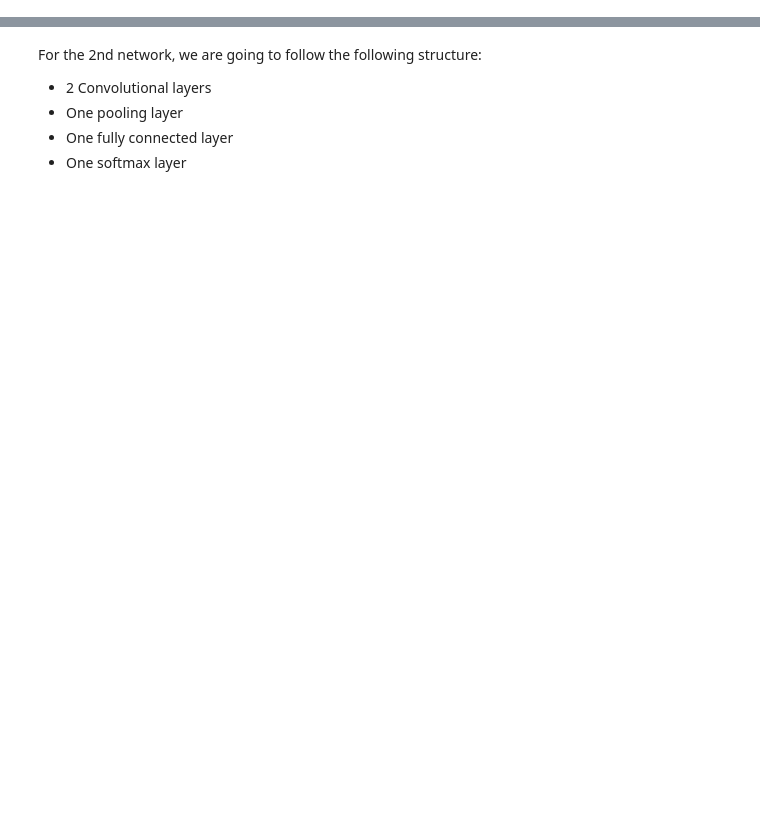
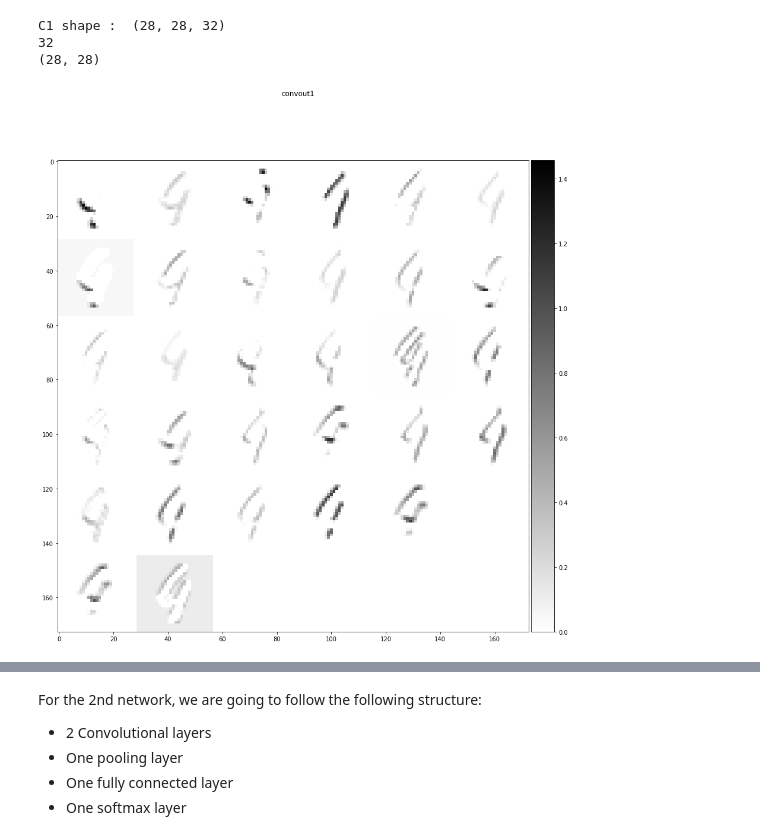
Before and after one commit to ConnerV42/MachineLearning, a Jupyter notebook: Assignment5.ipynb, the cells around one changed output, grey strips where cells are left out. Saved outputs shown, nothing was run; the diff lists cells and outputs as text; code cells hidden in the pictures; blank space fills up the shorter version.

```diff
--- a/Assignment5.ipynb
+++ b/Assignment5.ipynb
@@ -113,0 +240,15 @@ Print a couple of the convolution kernels as matrices (no need to print images).
+# %%
+# Visualize convolution result (after activation)
+C1 = convout1_f(X)
+C1 = np.squeeze(C1)
+print("C1 shape : ", C1.shape)
+
+plt.figure(figsize=(15, 15))
+plt.suptitle('convout1')
+nice_imshow(plt.gca(), make_mosaic(C1, 6, 6), cmap=cm.binary)
+plt.show()
+# %% [output]
+C1 shape :  (28, 28, 32)
+32
+(28, 28)
+[figure, added]
```
Also changed, not shown: parts of 19 cells of this notebook.
